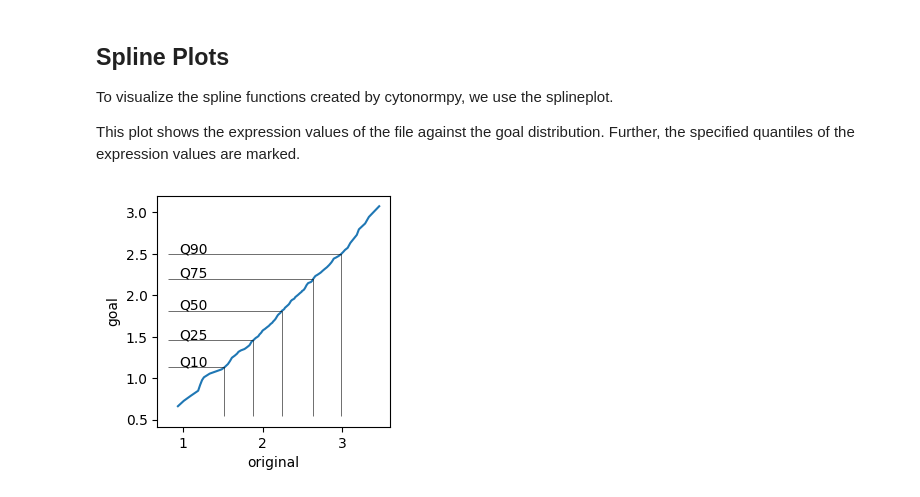
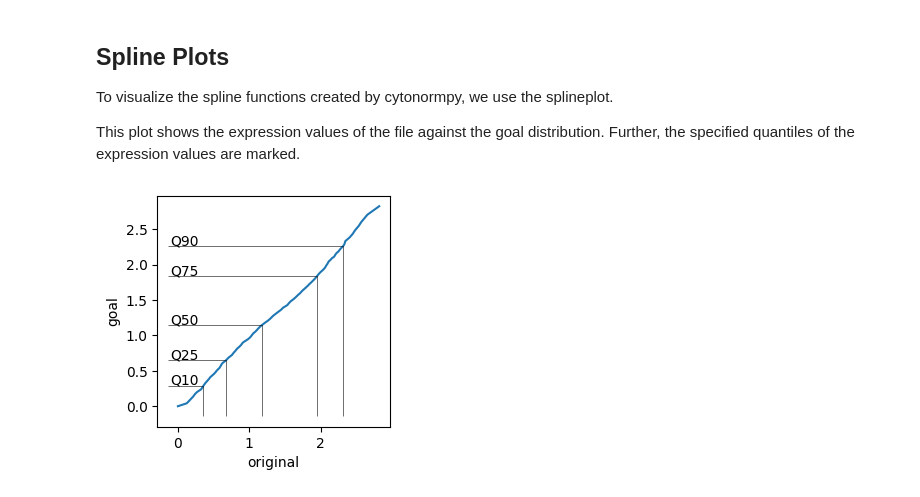
Before and after one commit to TarikExner/CytoNormPy, a Jupyter notebook: cytonormpy/vignettes/cytonormpy_plotting.ipynb, the cells around one changed output. Cells and saved outputs as stored; diff of their text form; code cells hidden in the pictures.

```diff
--- a/cytonormpy/vignettes/cytonormpy_plotting.ipynb
+++ b/cytonormpy/vignettes/cytonormpy_plotting.ipynb
@@ -73,9 +73,9 @@ To visualize the spline functions created by cytonormpy, we use the splineplot.
 This plot shows the expression values of the file against the goal distribution. Further, the specified quantiles of the expression values are marked.
 # %%
 cnpl.splineplot(file_name = files[3],
-                channel = "Nd144Di",
+                channel = "Tb159Di",
                 x_scale = "linear",
                 y_scale = "linear",
                 figsize = (3,3))
 # %% [output]
-[figure, old version]
+[figure, new version]
```
Also changed, not shown: parts of 16 cells of this notebook, 14 other files.
